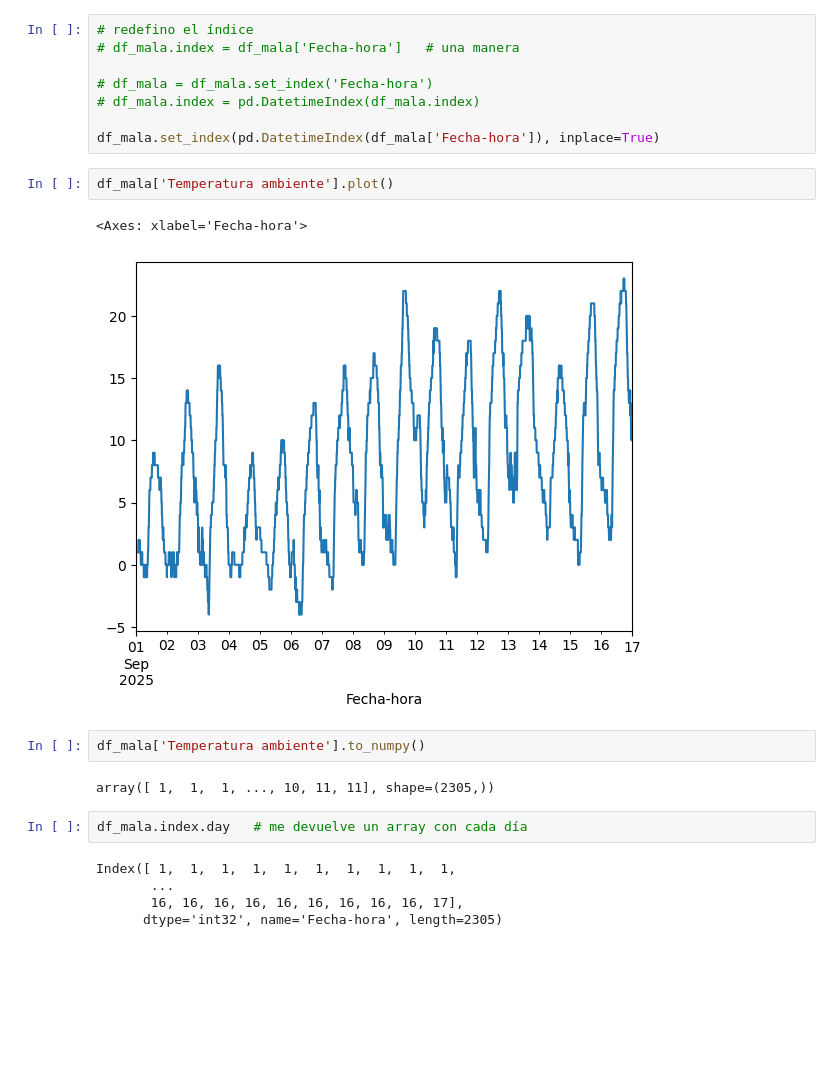
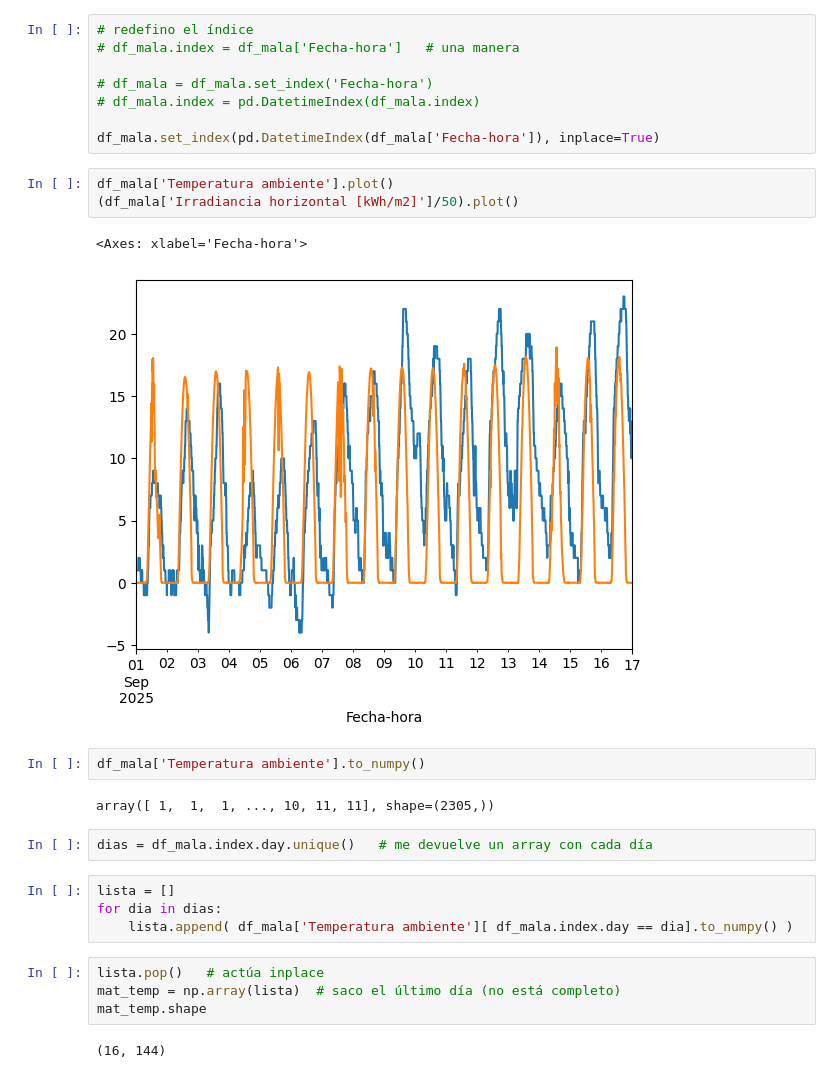
Before and after one commit to tguozden/programacion, a Jupyter notebook: clase_0925.ipynb, the cells around one changed output. Drawn from its saved outputs; the diff is of its cells as text; blank space fills up the shorter version.

```diff
--- a/clase_0925.ipynb
+++ b/clase_0925.ipynb
@@ -155,17 +155,23 @@ Index([   0,    1,    2,    3,    4,    5,    6,    7,    8,    9,
 df_mala.set_index(pd.DatetimeIndex(df_mala['Fecha-hora']), inplace=True)
 # %%
 df_mala['Temperatura ambiente'].plot()
+(df_mala['Irradiancia horizontal [kWh/m2]']/50).plot()
 # %% [output]
 <Axes: xlabel='Fecha-hora'>
-[figure, old version]
+[figure, new version]
 # %%
 df_mala['Temperatura ambiente'].to_numpy()
 # %% [output]
 array([ 1,  1,  1, ..., 10, 11, 11], shape=(2305,))
 # %%
-df_mala.index.day   # me devuelve un array con cada día
+dias = df_mala.index.day.unique()   # me devuelve un array con cada día
-# %% [output]
-Index([ 1,  1,  1,  1,  1,  1,  1,  1,  1,  1,
-       ...
-       16, 16, 16, 16, 16, 16, 16, 16, 16, 17],
-      dtype='int32', name='Fecha-hora', length=2305)
+# %%
+lista = []
+for dia in dias:
+    lista.append( df_mala['Temperatura ambiente'][ df_mala.index.day == dia].to_numpy() )
+# %%
+lista.pop()   # actúa inplace
+mat_temp = np.array(lista)  # saco el último día (no está completo)
+mat_temp.shape
+# %% [output]
+(16, 144)
```
Also changed, not shown: parts of 1 cell of this notebook, 3 other files.
